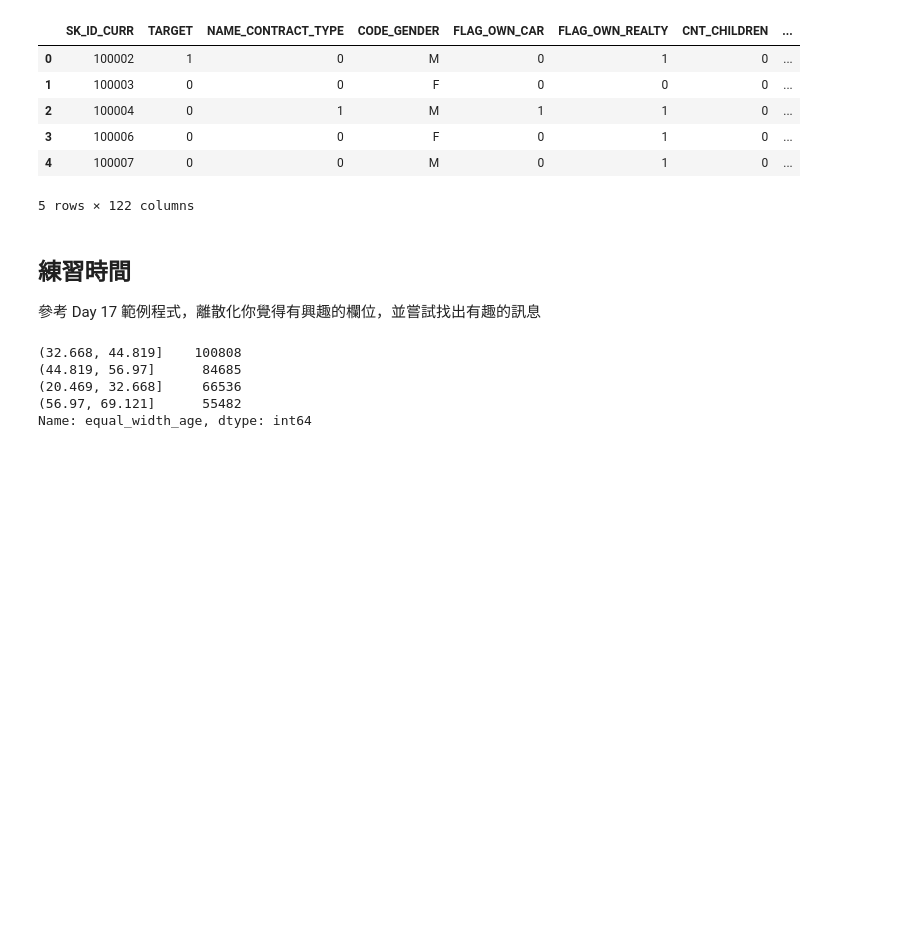
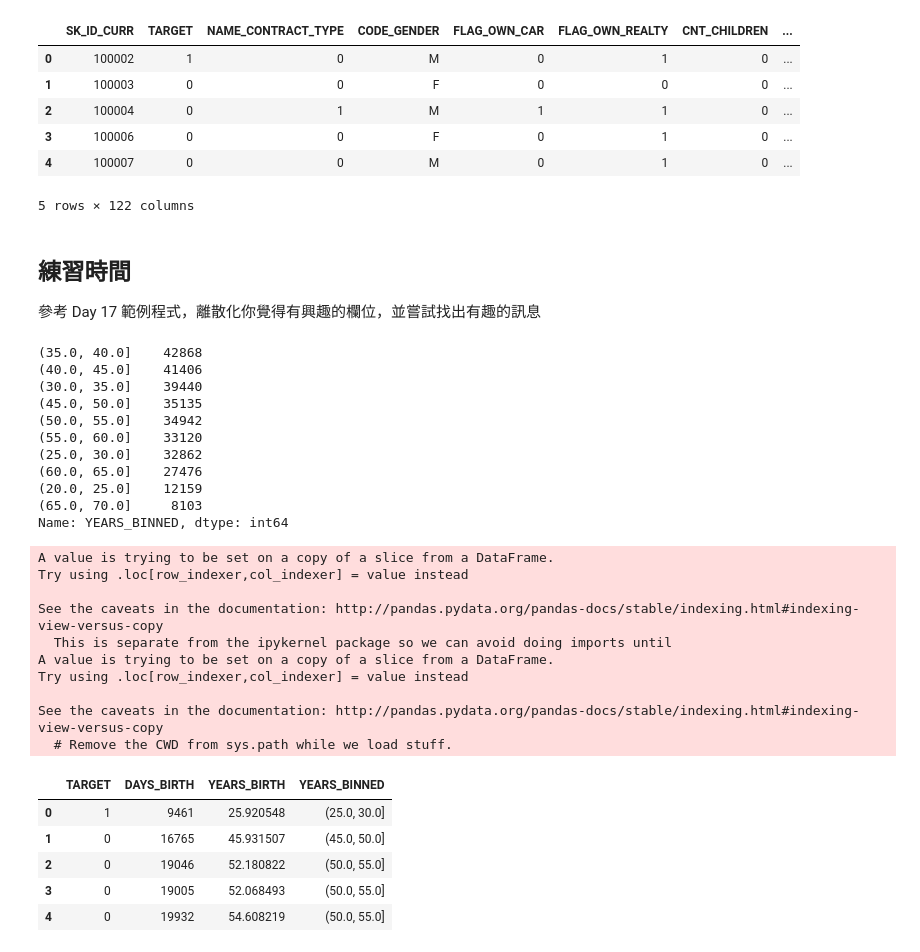
Before and after one commit to bettysmilehahaha/4th-ML100Days, a Jupyter notebook: homework/Day_018_HW.ipynb, the cells around one changed output. Cells and saved outputs as stored; diff of their text form; code cells hidden in the pictures; blank space fills up the shorter version.

```diff
--- a/homework/Day_018_HW.ipynb
+++ b/homework/Day_018_HW.ipynb
@@ -63,8 +61,43 @@ app_train["equal_width_age"] = pd.cut(app_train['DAYS_BIRTH'] /365, 4)
-# %%
-app_train["equal_width_age"] .value_counts()
-# %% [output]
-(32.668, 44.819]    100808
-(44.819, 56.97]      84685
-(20.469, 32.668]     66536
-(56.97, 69.121]      55482
-Name: equal_width_age, dtype: int64
+# %%
+# 根據年齡分成不同組別 (年齡區間 - 還款與否)
+age_data = app_train[['TARGET', 'DAYS_BIRTH']] # subset
+age_data['YEARS_BIRTH'] = age_data['DAYS_BIRTH'] / 365 # day-age to year-age
+
+#自 20 到 70 歲，切 11 個點 (得到 10 組)
+"""
+Your Code Here
+"""
+bin_cut = np.linspace(20,70,num=11)
+age_data['YEARS_BINNED'] = pd.cut(age_data['YEARS_BIRTH'], bins = bin_cut)
+
+# 顯示不同組的數量
+print(age_data['YEARS_BINNED'].value_counts())
+age_data.head()
+# %% [output]
+(35.0, 40.0]    42868
+(40.0, 45.0]    41406
+(30.0, 35.0]    39440
+(45.0, 50.0]    35135
+(50.0, 55.0]    34942
+(55.0, 60.0]    33120
+(25.0, 30.0]    32862
+(60.0, 65.0]    27476
+(20.0, 25.0]    12159
+(65.0, 70.0]     8103
+Name: YEARS_BINNED, dtype: int64
+A value is trying to be set on a copy of a slice from a DataFrame.
+Try using .loc[row_indexer,col_indexer] = value instead
+
+See the caveats in the documentation: http://pandas.pydata.org/pandas-docs/stable/indexing.html#indexing-view-versus-copy
+  This is separate from the ipykernel package so we can avoid doing imports until
+A value is trying to be set on a copy of a slice from a DataFrame.
+Try using .loc[row_indexer,col_indexer] = value instead
+
+See the caveats in the documentation: http://pandas.pydata.org/pandas-docs/stable/indexing.html#indexing-view-versus-copy
+  # Remove the CWD from sys.path while we load stuff.
+|  | TARGET | DAYS_BIRTH | YEARS_BIRTH | YEARS_BINNED |
+| 0 | 1 | 9461 | 25.920548 | (25.0, 30.0] |
+| 1 | 0 | 16765 | 45.931507 | (45.0, 50.0] |
+| 2 | 0 | 19046 | 52.180822 | (50.0, 55.0] |
+| 3 | 0 | 19005 | 52.068493 | (50.0, 55.0] |
+| 4 | 0 | 19932 | 54.608219 | (50.0, 55.0] |
```
Also changed, not shown: parts of 4 cells of this notebook.
